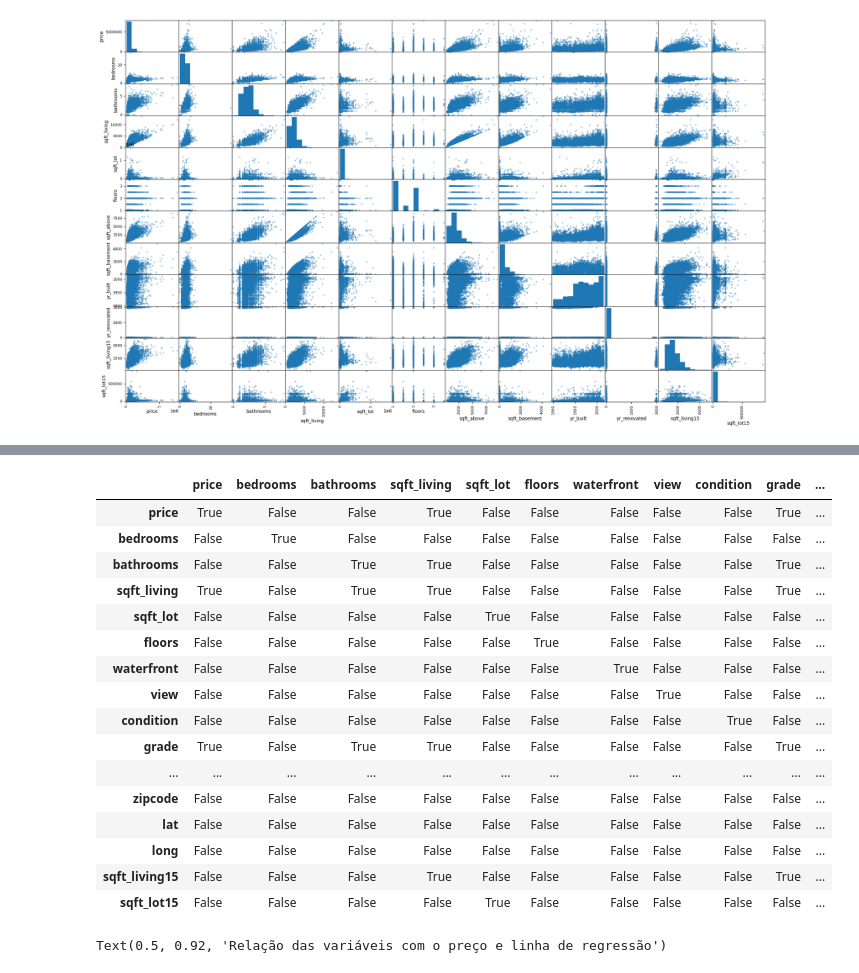
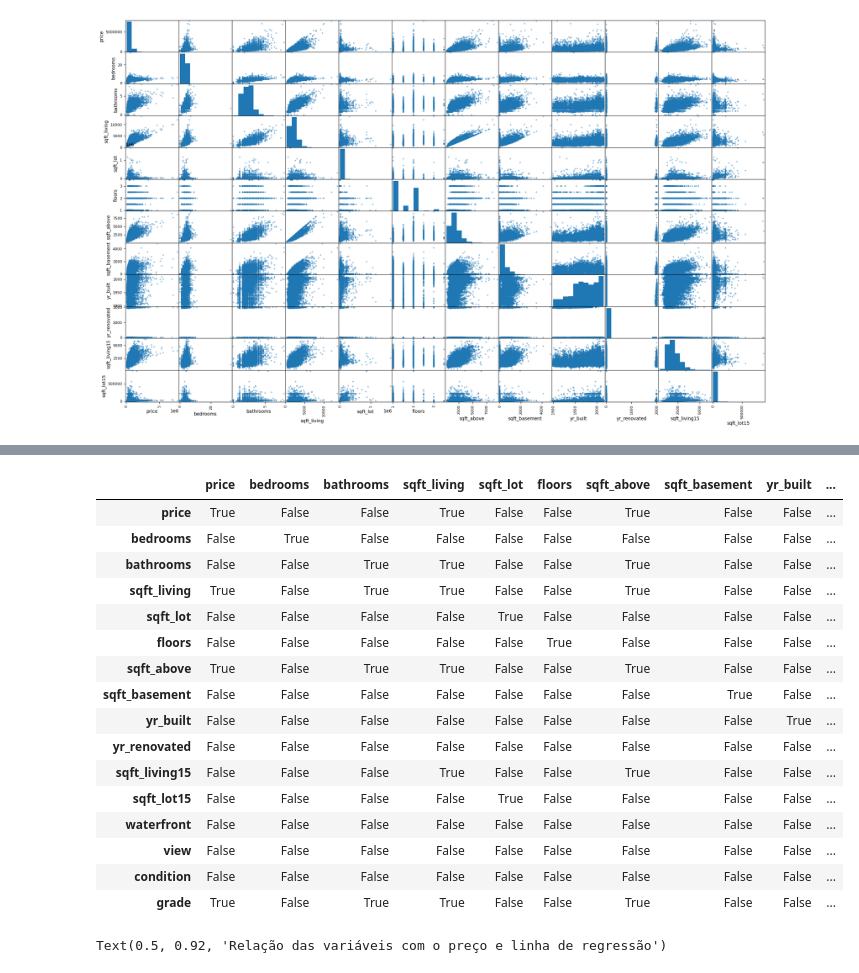
Before and after one commit to oiac23/house-prices-prediction, a Jupyter notebook: Modeling_Linear_Regression.ipynb, the cells around one changed output, grey strips where cells are left out. Cells and saved outputs as stored; diff of their text form; code cells hidden in the pictures.

```diff
--- a/Modeling_Linear_Regression.ipynb
+++ b/Modeling_Linear_Regression.ipynb
@@ -60,3 +67,14 @@ Antes de criarmos o modelo de regressão, vamos primeiro explorar os dados:
+# %%
+sales.drop(
+        ['id'],
+        axis=1,
+        inplace=True
+        )
+sales.drop(
+        ['date'],
+        axis=1,
+        inplace=True
+        )
 # %%
 sales.head()
 # %% [output]
@@ -106,6 +119,3 @@ Remoção dos atributos *'id' e 'date'*
-# %%
-sales.drop(['id'],axis=1,inplace=True)
-sales.drop(['date'],axis=1,inplace=True)
 # %% [markdown]
 #### Verificação de quantos objetos contém valor igual a ZERO para cada um dos parâmetros
 Esta análise indica, de imediato, uma "luz vermelha" que devemos considerar quanto aos parâmetros **waterfront**, **view**, **yr_renovated** e **sqft_basement**.
@@ -272,23 +343,23 @@ sns.heatmap(sales.corr(), annot=True)
 # %%
-abs(sales.corr())>.6
+abs(sales[colunas_quant+colunas_quali].corr())>.6
 # %% [output]
-|  | price | bedrooms | bathrooms | sqft_living | sqft_lot | floors | waterfront | view | condition | grade | ... |
-| price | True | False | False | True | False | False | False | False | False | True | ... |
-| bedrooms | False | True | False | False | False | False | False | False | False | False | ... |
-| bathrooms | False | False | True | True | False | False | False | False | False | True | ... |
-| sqft_living | True | False | True | True | False | False | False | False | False | True | ... |
-| sqft_lot | False | False | False | False | True | False | False | False | False | False | ... |
-| floors | False | False | False | False | False | True | False | False | False | False | ... |
-| waterfront | False | False | False | False | False | False | True | False | False | False | ... |
-| view | False | False | False | False | False | False | False | True | False | False | ... |
-| condition | False | False | False | False | False | False | False | False | True | False | ... |
-| grade | True | False | True | True | False | False | False | False | False | True | ... |
-| ... | ... | ... | ... | ... | ... | ... | ... | ... | ... | ... | ... |
-| zipcode | False | False | False | False | False | False | False | False | False | False | ... |
-| lat | False | False | False | False | False | False | False | False | False | False | ... |
-| long | False | False | False | False | False | False | False | False | False | False | ... |
-| sqft_living15 | False | False | False | True | False | False | False | False | False | True | ... |
-| sqft_lot15 | False | False | False | False | True | False | False | False | False | False | ... |
+|  | price | bedrooms | bathrooms | sqft_living | sqft_lot | floors | sqft_above | sqft_basement | yr_built | ... |
+| price | True | False | False | True | False | False | True | False | False | ... |
+| bedrooms | False | True | False | False | False | False | False | False | False | ... |
+| bathrooms | False | False | True | True | False | False | True | False | False | ... |
+| sqft_living | True | False | True | True | False | False | True | False | False | ... |
+| sqft_lot | False | False | False | False | True | False | False | False | False | ... |
+| floors | False | False | False | False | False | True | False | False | False | ... |
+| sqft_above | True | False | True | True | False | False | True | False | False | ... |
+| sqft_basement | False | False | False | False | False | False | False | True | False | ... |
+| yr_built | False | False | False | False | False | False | False | False | True | ... |
+| yr_renovated | False | False | False | False | False | False | False | False | False | ... |
+| sqft_living15 | False | False | False | True | False | False | True | False | False | ... |
+| sqft_lot15 | False | False | False | False | True | False | False | False | False | ... |
+| waterfront | False | False | False | False | False | False | False | False | False | ... |
+| view | False | False | False | False | False | False | False | False | False | ... |
+| condition | False | False | False | False | False | False | False | False | False | ... |
+| grade | True | False | True | True | False | False | True | False | False | ... |
 # %%
 fig, ax = plt.subplots(np.ceil(len(colunas)/4).astype('int8'), 4, figsize=(30,20))
 i=0
```
Also changed, not shown: parts of 39 cells of this notebook, 14 other files.
